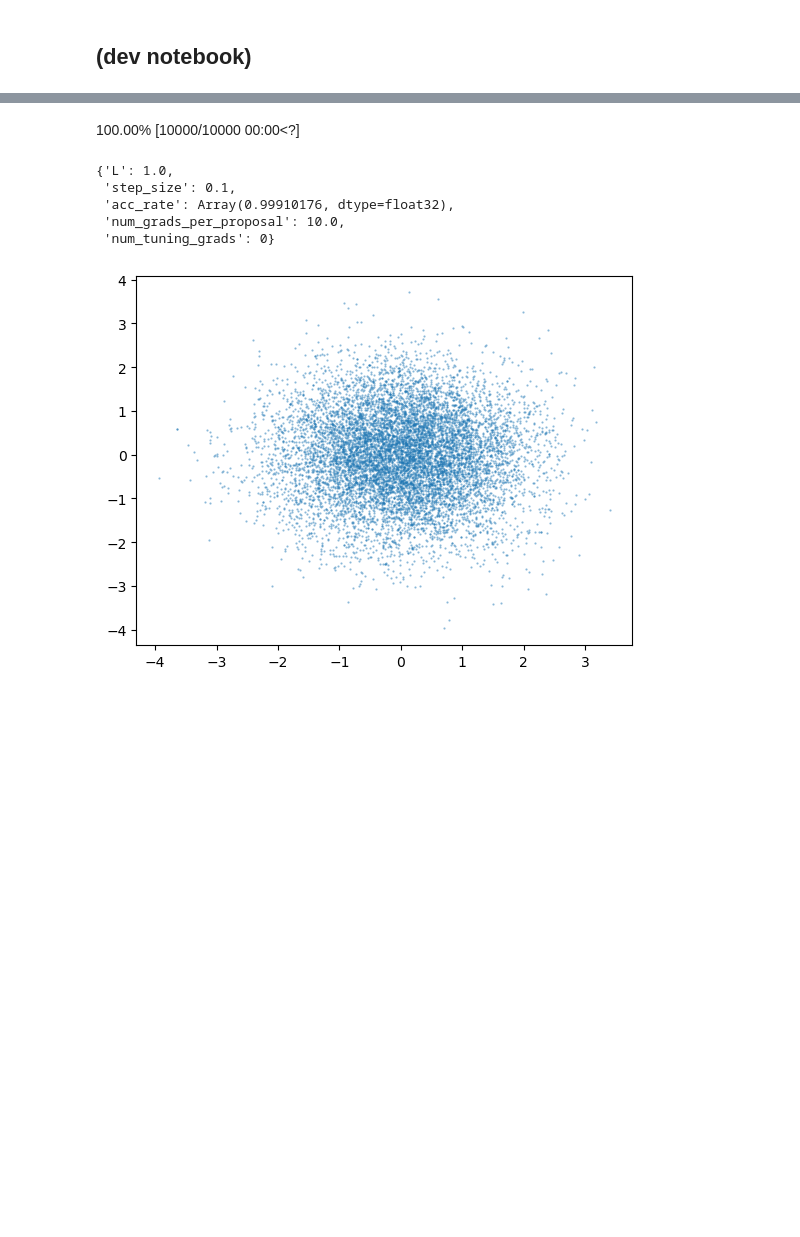
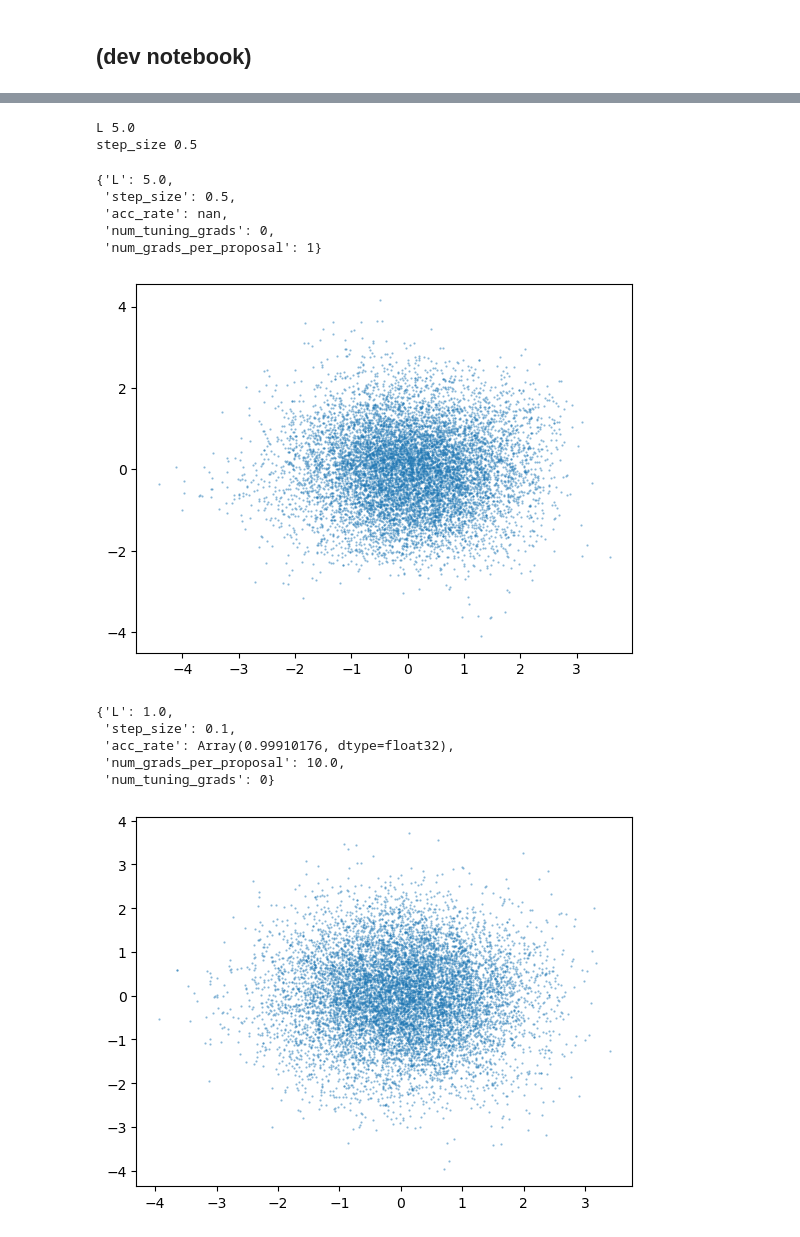
Before and after one commit to reubenharry/sampler-benchmarks, a Jupyter notebook: sampler-comparison/sampler_comparison/examples/debug.ipynb, the cells around one changed output, grey strips where cells are left out. Cells and saved outputs as stored; diff of their text form; code cells hidden in the pictures; blank space fills up the shorter version.

```diff
--- a/sampler-comparison/sampler_comparison/examples/debug.ipynb
+++ b/sampler-comparison/sampler_comparison/examples/debug.ipynb
@@ -44,30 +48,74 @@ from sampler_comparison.samplers.general import (
     with_only_statistics,
     make_log_density_fn,
 )
+from sampler_comparison.samplers.microcanonicalmontecarlo.unadjusted import unadjusted_mclmc_no_tuning
 
+from sampler_evaluation.models.neals_funnel_mams_paper import neals_funnel_mams_paper
+from sampler_comparison.util import (
+    calls_per_integrator_step,
+    map_integrator_type_to_integrator,
+)
+from sampler_comparison.samplers.microcanonicalmontecarlo.adjusted import adjusted_mclmc_tuning
+from sampler_comparison.samplers.microcanonicalmontecarlo.mchmc import (unadjusted_mchmc_no_tuning, unadjusted_mchmc)
 
 # model=banana()
 model = IllConditionedGaussian(ndims=2, condition_number=1, eigenvalues='log')
+# model = neals_funnel_mams_paper
 
 
 initial_position = jax.random.normal(jax.random.PRNGKey(0), (model.ndims,))
 
-
 logdensity_fn = make_log_density_fn(model)
 
-inverse_mass_matrix = jnp.eye(model.ndims)
+# (
+#             blackjax_state_after_tuning,
+#             blackjax_mclmc_sampler_params,
+#             num_tuning_integrator_steps,
+# ) = adjusted_mclmc_tuning(initial_position, num_steps=10000, rng_key=jax.random.key(0), logdensity_fn=logdensity_fn, diagonal_preconditioning=True, target_acc_rate=0.99, random_trajectory_length=True, integrator=map_integrator_type_to_integrator["mclmc"]['velocity_verlet'], L_proposal_factor=jnp.inf, params=None, max="avg", num_windows=1, tuning_factor=1.0, num_tuning_steps=500, L_factor_stage_3=0.3, warmup='nuts')
 
 
-initial_state = blackjax.dynamic_hmc.init(
+# sampler = partial(adjusted_mclmc,num_tuning_steps=5000, target_acc_rate=0.99, diagonal_preconditioning=False,)
+# samples, metadata = sampler(return_samples=True)(
+#         model=model,
+#         num_steps=1000,
+#         initial_position=initial_position,
+#         key=jax.random.key(0),
+
+#         )
+
+# plt.scatter(samples[:,0], samples[:,-1], alpha=0.5, s=0.3)
+
+L = 5.0
+step_size = 0.5
+# L = blackjax_mclmc_sampler_params.L
+# step_size = blackjax_mclmc_sampler_params.step_size
+# L = metadata['L']
+# step_size = metadata['step_size']
+print("L", L)
+print("step_size", step_size)
+
+
+inverse_mass_matrix = jnp.ones(model.ndims) # jnp.eye(model.ndims)
+# inverse_mass_matrix = blackjax_mclmc_sampler_params.inverse_mass_matrix
+
+# initial_state = blackjax.dynamic_hmc.init(
+#         position=initial_position,
+#         logdensity_fn=logdensity_fn,
+#         random_generator_arg=jax.random.key(0),
+#         # metric=metrics.default_metric(inverse_mass_matrix)
+#     )
+
+initial_state = blackjax.mchmc.init(
         position=initial_position,
         logdensity_fn=logdensity_fn,
-        random_generator_arg=jax.random.key(0),
+        rng_key=jax.random.key(0),
         # metric=metrics.default_metric(inverse_mass_matrix)
     )
 
-# sampler = partial(adjusted_hmc,num_tuning_steps=5000, integrator_type="velocity_verlet", L_proposal_factor=jnp.inf)
+# sampler = partial(adjusted_hmc,num_tuning_steps=5000, integrator_type="velocity_verlet", L_proposal_factor=1.25)
 
-sampler = partial(adjusted_hmc_no_tuning,integrator_type="velocity_verlet", L_proposal_factor=jnp.inf, L=1.0, step_size=0.1, inverse_mass_matrix=inverse_mass_matrix, initial_state=initial_state)
+sampler = partial(unadjusted_mchmc_no_tuning,integrator_type="velocity_verlet", L=L, step_size=step_size, inverse_mass_matrix=inverse_mass_matrix, initial_state=initial_state)
+# sampler = partial(unadjusted_mchmc,num_tuning_steps=1000)
 
 samples, metadata = sampler(return_samples=True)(
         model=model,
@@ -75,7 +123,18 @@ samples, metadata = sampler(return_samples=True)(
         initial_position=jax.random.normal(jax.random.key(0), shape=(2,)),
         key=jax.random.key(0))
 # %% [output]
-100.00% [10000/10000 00:00<?]
+L 5.0
+step_size 0.5
+# %%
+plt.scatter(samples[:,0], samples[:,-1], alpha=0.5, s=0.3)
+metadata
+# %% [output]
+{'L': 5.0,
+ 'step_size': 0.5,
+ 'acc_rate': nan,
+ 'num_tuning_grads': 0,
+ 'num_grads_per_proposal': 1}
+[figure, added]
 # %%
 plt.scatter(samples[:,0], samples[:,1], alpha=0.5, s=0.3)
 metadata
```
Also changed, not shown: parts of 8 cells of this notebook, 5 other files.
